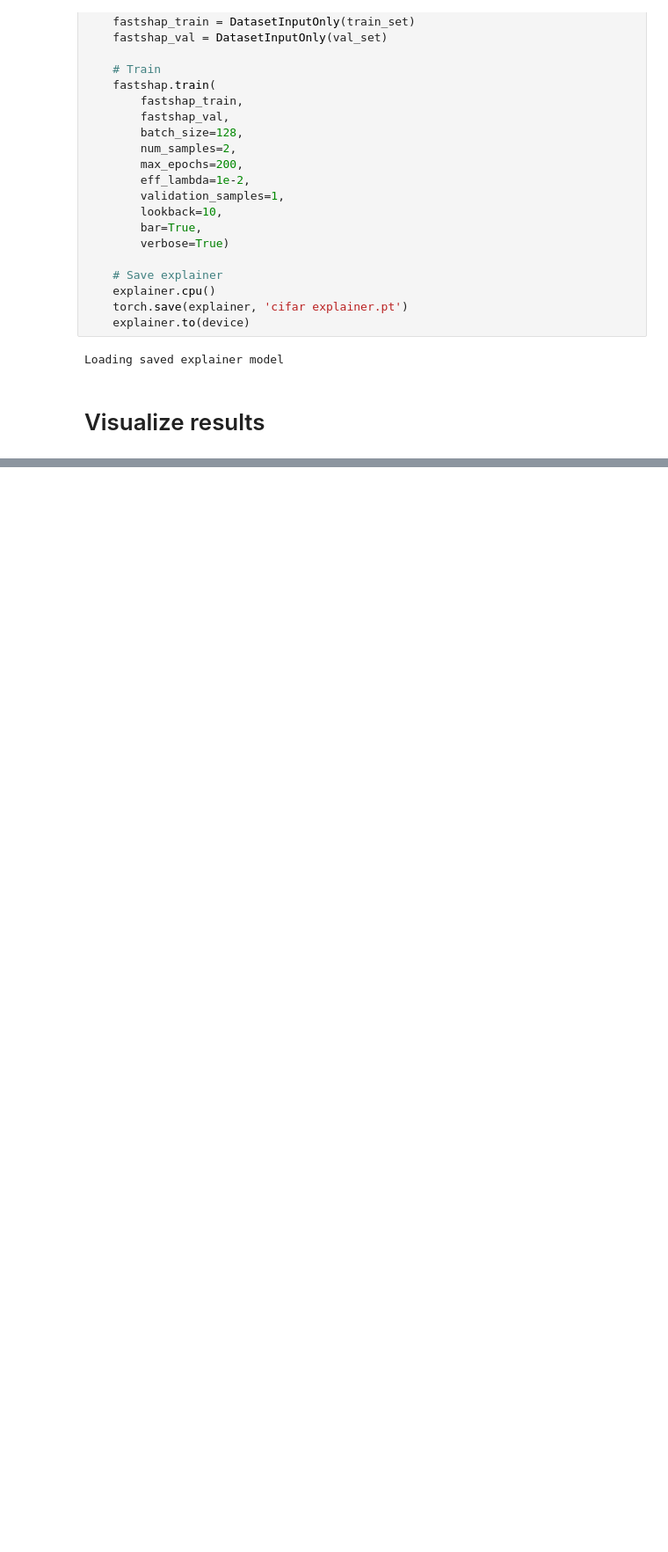
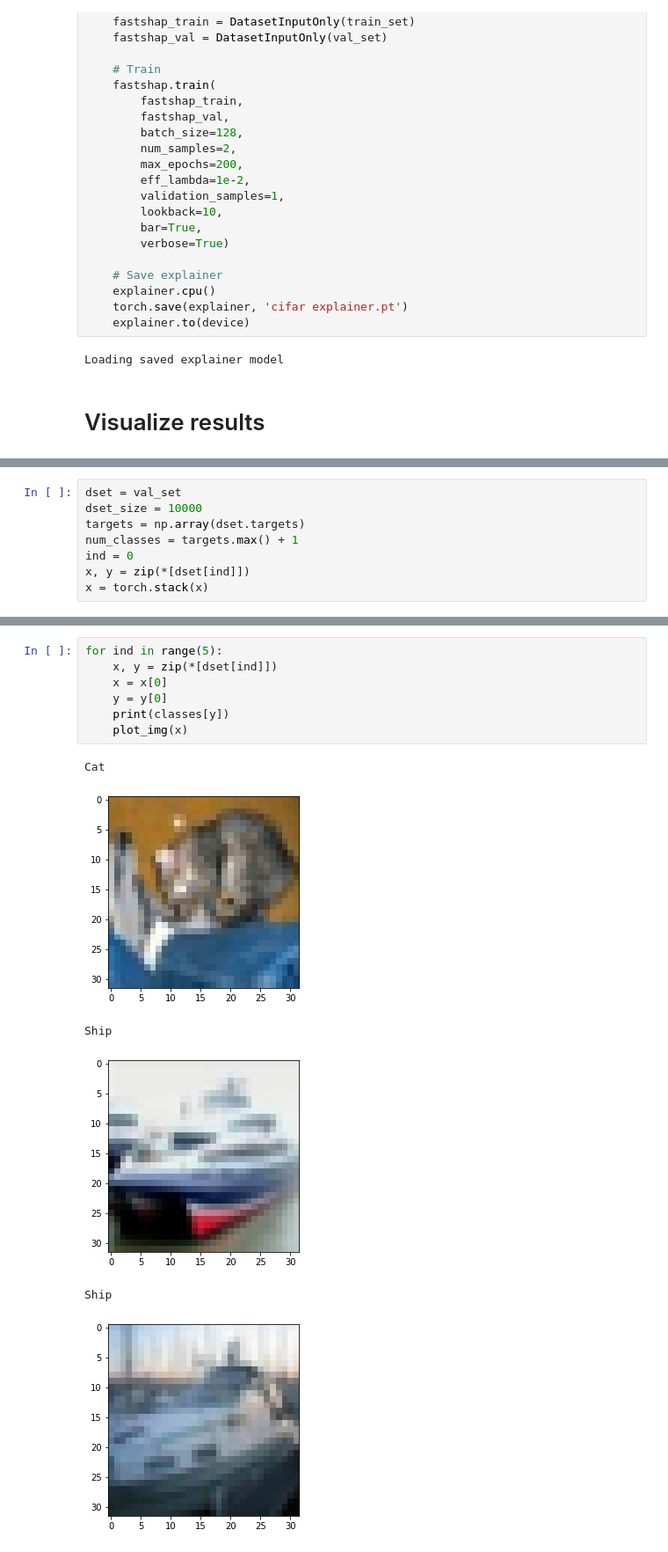
Before and after one commit to roldanjrgl/ml_project, a Jupyter notebook: notebooks/cifar_visualization_v1.ipynb, the cells around one changed output, grey strips where cells are left out. Shown at 88% size. Cells and saved outputs as stored; diff of their text form; blank space fills up the shorter version.

```diff
--- a/notebooks/cifar_visualization_v1.ipynb
+++ b/notebooks/cifar_visualization_v1.ipynb
@@ -339,0 +416,8 @@ AttributeError: 'Upsample' object has no attribute 'recompute_scale_factor'
+# %%
+dset = val_set
+dset_size = 10000
+targets = np.array(dset.targets)
+num_classes = targets.max() + 1
+ind = 0
+x, y = zip(*[dset[ind]])
+x = torch.stack(x)
@@ -339,0 +428,14 @@ AttributeError: 'Upsample' object has no attribute 'recompute_scale_factor'
+# %%
+for ind in range(5):
+    x, y = zip(*[dset[ind]])
+    x = x[0]
+    y = y[0]
+    print(classes[y])
+    plot_img(x)
+# %% [output]
+Cat
+[figure, added]
+Ship
+[figure, added]
+Ship
+[figure, added]
```
Also changed, not shown: parts of 17 cells of this notebook.
